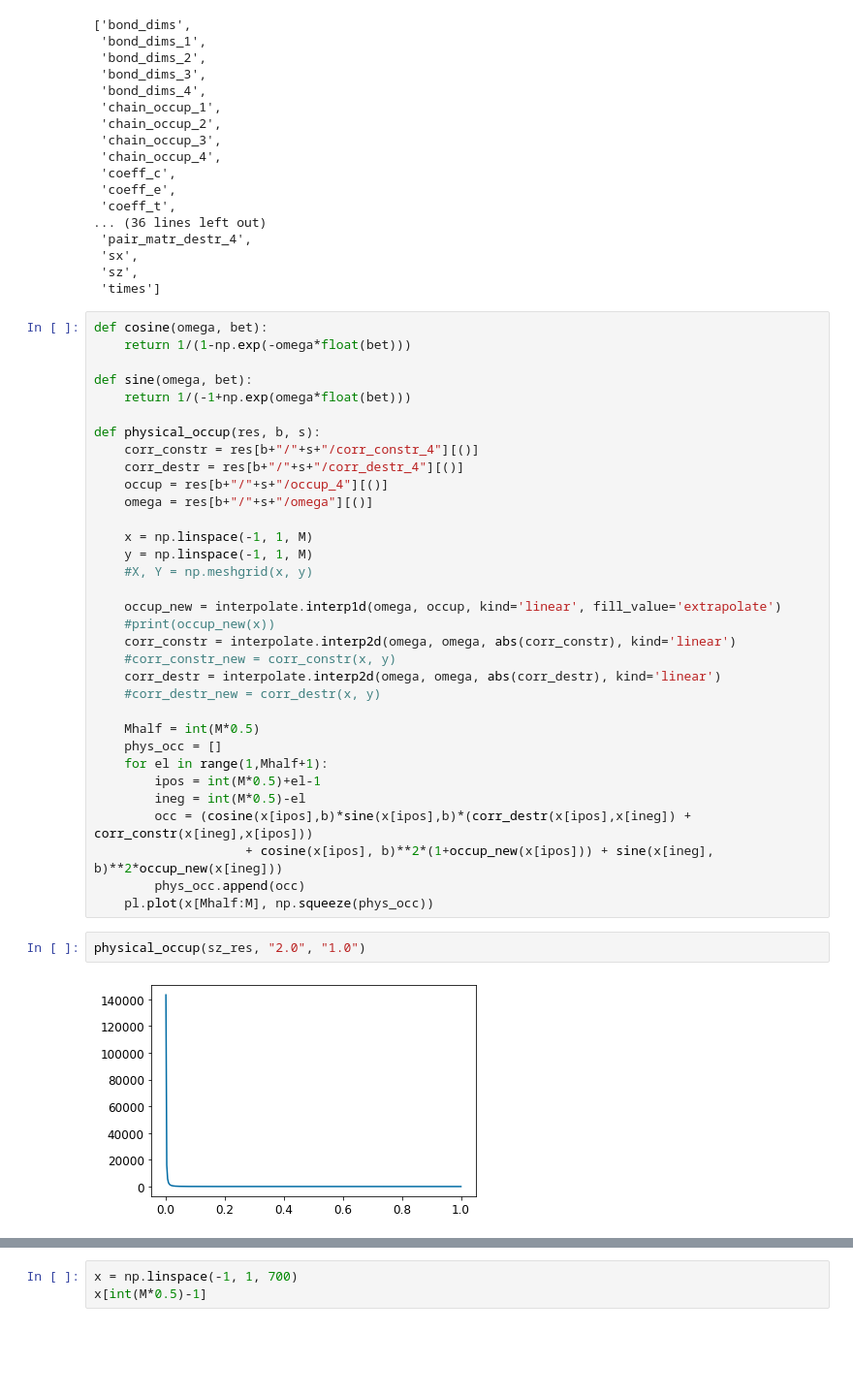
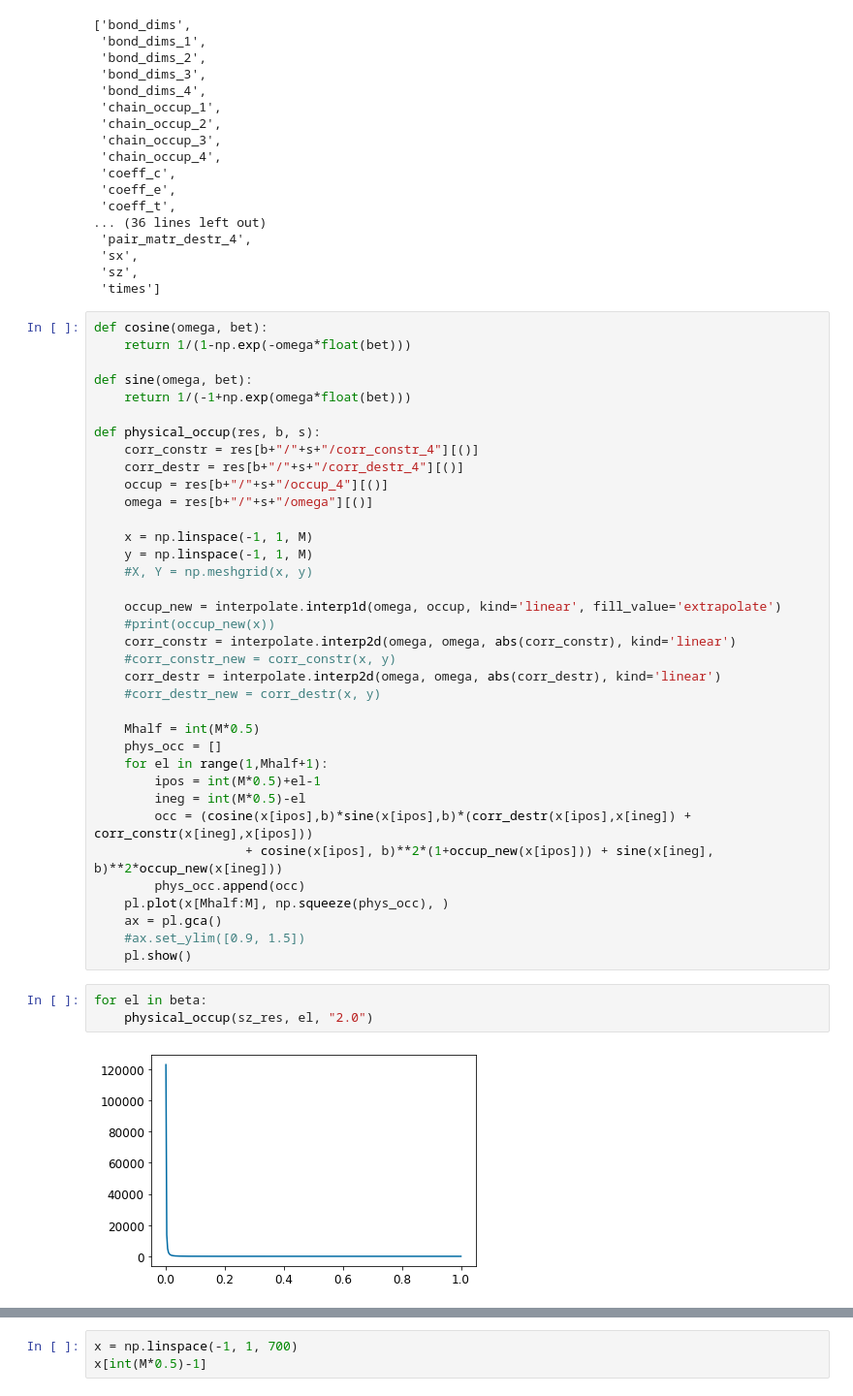
Before and after one commit to angelariva/spin-boson, a Jupyter notebook: back_to_phys.ipynb, the cells around one changed output, grey strips where cells are left out. Shown at 97% size. Drawn from its saved outputs; the diff is of its cells as text; blank space fills up the shorter version.

Commit message:
added some plots

```diff
--- a/back_to_phys.ipynb
+++ b/back_to_phys.ipynb
@@ -93,8 +93,12 @@ def physical_occup(res, b, s):
         occ = (cosine(x[ipos],b)*sine(x[ipos],b)*(corr_destr(x[ipos],x[ineg]) + corr_constr(x[ineg],x[ipos]))
                     + cosine(x[ipos], b)**2*(1+occup_new(x[ipos])) + sine(x[ineg], b)**2*occup_new(x[ineg]))
         phys_occ.append(occ)
-    pl.plot(x[Mhalf:M], np.squeeze(phys_occ))
+    pl.plot(x[Mhalf:M], np.squeeze(phys_occ), )
+    ax = pl.gca()
+    #ax.set_ylim([0.9, 1.5])
+    pl.show()
-# %%
-physical_occup(sz_res, "2.0", "1.0")
-# %% [output]
-[figure, removed]
+# %%
+for el in beta:
+    physical_occup(sz_res, el, "2.0")
+# %% [output]
+[figure, added]
```
Also changed, not shown: parts of 1 cell of this notebook.
